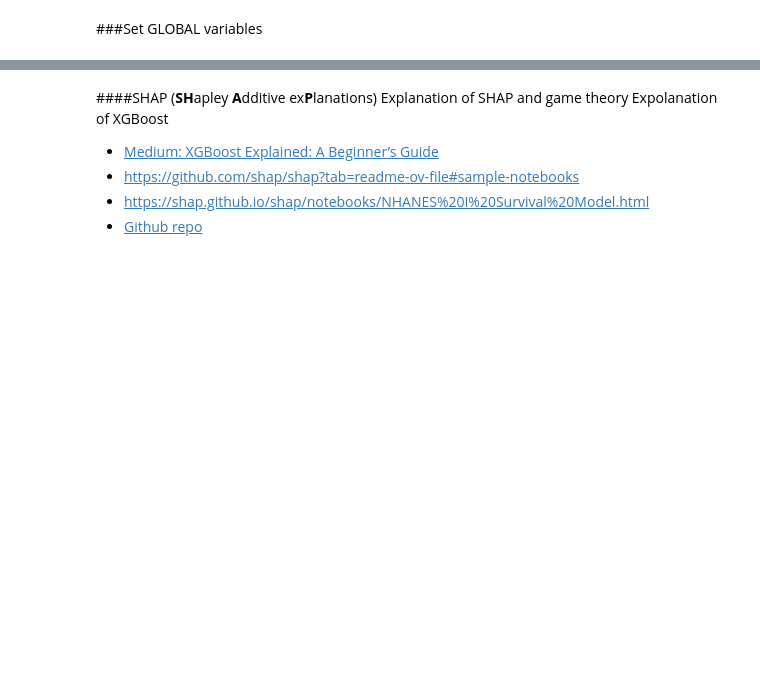
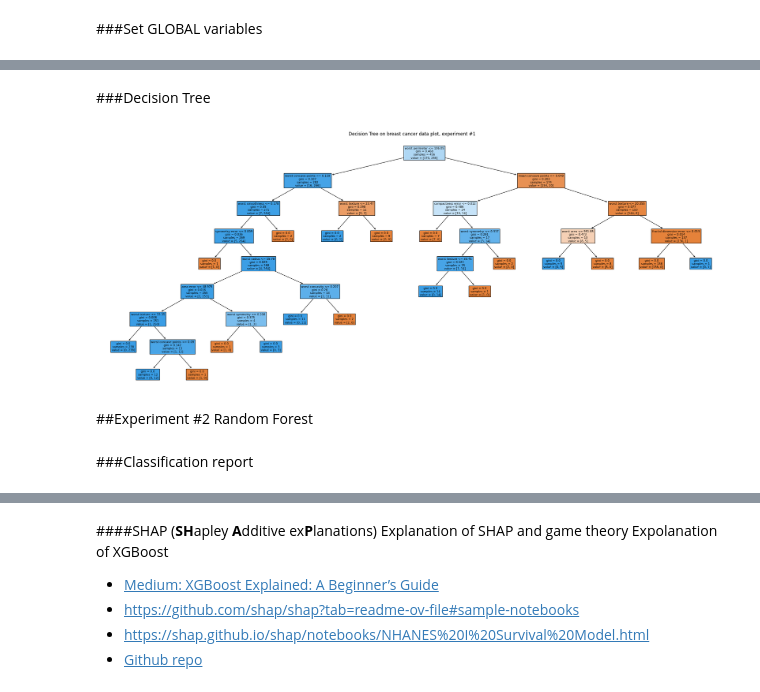
Before and after one commit to DannyData1419/Supervised-ML, a Jupyter notebook: Binary_Classification.ipynb, the cells around one changed output, grey strips where cells are left out. Cells and saved outputs as stored; diff of their text form; code cells hidden in the pictures; blank space fills up the shorter version.

```diff
--- a/Binary_Classification.ipynb
+++ b/Binary_Classification.ipynb
@@ -267,0 +332,8 @@ plot_roc_curve(x, y, classifier, model_type, data_desc, experiment_num, label_ma
+# %% [markdown]
+###Decision Tree
+# %%
+evaluator.plot_decision_tree()
+# %% [output]
+[figure, added]
+# %% [markdown]
+##Experiment #2 Random Forest
@@ -267,0 +348,2 @@ plot_roc_curve(x, y, classifier, model_type, data_desc, experiment_num, label_ma
+# %% [markdown]
+###Classification report
```
Also changed, not shown: parts of 83 cells of this notebook.
